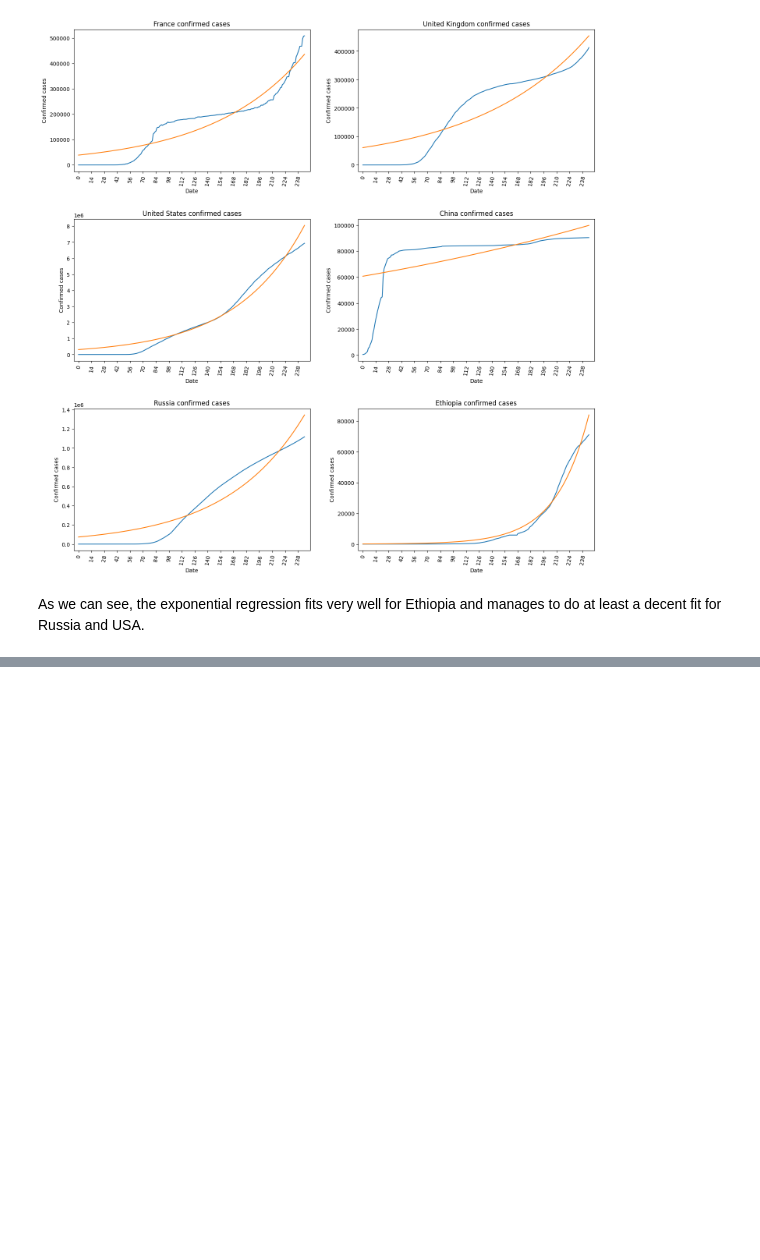
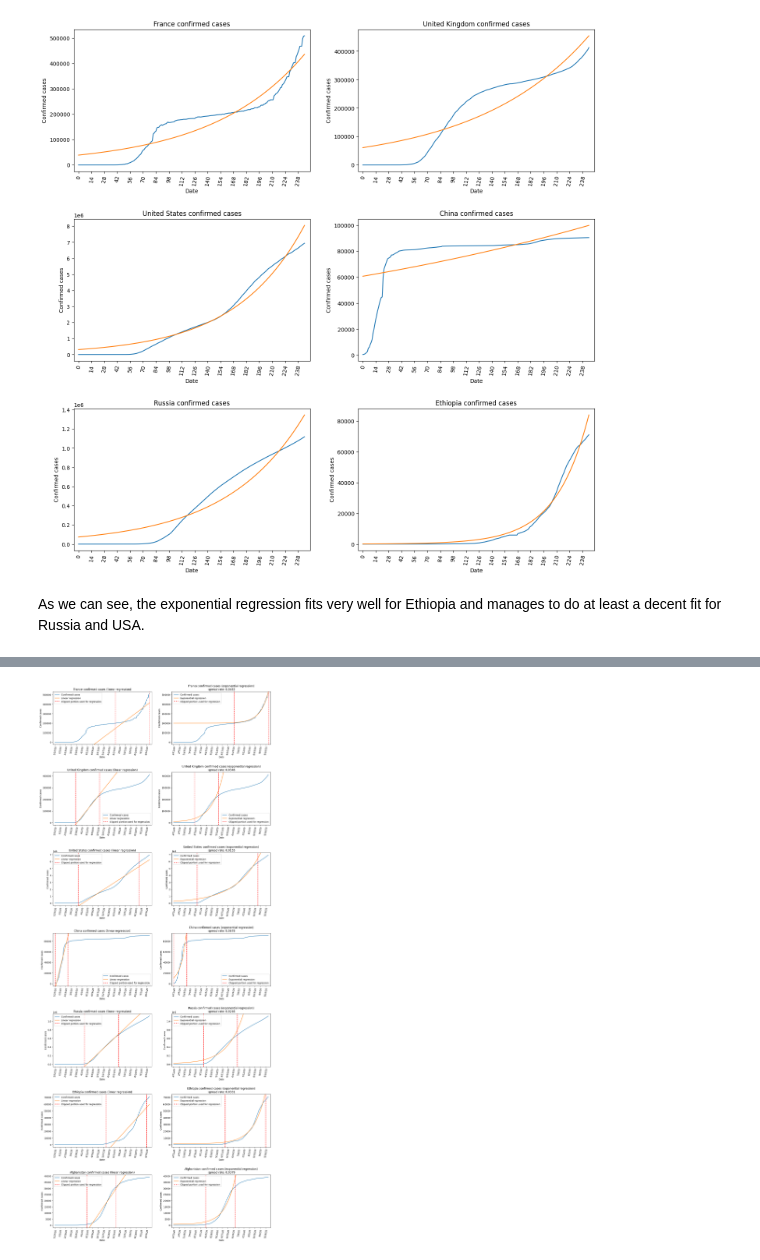
Before and after one commit to tom-sartori/BIN710, a Jupyter notebook: Project/spread_rate.ipynb, the cells around one changed output, grey strips where cells are left out. Saved outputs shown, nothing was run; the diff lists cells and outputs as text; code cells hidden in the pictures; blank space fills up the shorter version.

```diff
--- a/Project/spread_rate.ipynb
+++ b/Project/spread_rate.ipynb
@@ -145,0 +176,56 @@ As we can see, the exponential regression fits very well for Ethiopia and manage
+# %%
+countries = ['France', 'United Kingdom', 'United States', 'China', 'Russia', 'Ethiopia', 'Afghanistan']
+n = len(countries)
+fig, axs = plt.subplots(n, 2, figsize=(15, 5 * n))
+
+for i, country in enumerate(countries):
+    country_data = data[data['Country'] == country]
+    country_data = country_data.drop(columns=['Country'])
+    country_data_smooth = moving_average(country_data.values[0], 20)
+
+    x = range(len(country_data.columns))
+    y = country_data.values[0]
+
+    start, end = clip_spot_derivative(country_data_smooth, end_threshold=0.7)
+
+    translated_clipped = y[start:end] - y[start]
+
+    model = LinearRegression()
+    model.fit([[i] for i in x[start:end]], translated_clipped)
+
+    popt, _ = curve_fit(exponential, x[start:end], translated_clipped, maxfev=1000000)
+
+    axs[i, 0].plot(country_data.columns, y)
+    axs[i, 0].plot(country_data.columns, model.predict([[i] for i in x]) + y[start])
+    axs[i, 0].set_title(f'{country} confirmed cases (linear regression)')
+    axs[i, 0].set_xlim(-5, len(x) + 5)
+    axs[i, 0].set_ylim(-0.05 * max(y), 1.05 * max(y))
+    axs[i, 0].set_xlabel('Date')
+    axs[i, 0].set_ylabel('Confirmed cases')
+    axs[i, 0].tick_params(axis='x', rotation=80)
+    axs[i, 0].xaxis.set_major_locator(plt.MultipleLocator(14))
+
+    axs[i, 1].plot(country_data.columns, y)
+    axs[i, 1].plot(country_data.columns, exponential(x, *popt) + y[start])
+    axs[i, 1].set_title(f'{country} confirmed cases (exponential regression)\n spread rate: {popt[0]:.4f}')
+    axs[i, 1].set_xlim(-5, len(x) + 5)
+    axs[i, 1].set_ylim(-0.05 * max(y), 1.05 * max(y))
+    axs[i, 1].set_xlabel('Date')
+    axs[i, 1].set_ylabel('Confirmed cases')
+    axs[i, 1].tick_params(axis='x', rotation=80)
+    axs[i, 1].xaxis.set_major_locator(plt.MultipleLocator(14))
+
+    # Highlight the portion used for regression
+    axs[i, 0].axvline(x=start, color='r', linestyle='--')
+    axs[i, 0].axvline(x=end, color='r', linestyle='--')
+    axs[i, 1].axvline(x=start, color='r', linestyle='--')
+    axs[i, 1].axvline(x=end, color='r', linestyle='--')
+
+    # Add legend
+    axs[i, 0].legend(['Confirmed cases', 'Linear regression', 'Clipped portion used for regression'])
+    axs[i, 1].legend(['Confirmed cases', 'Exponential regression', 'Clipped portion used for regression'])
+
+fig.tight_layout(pad=3.0)
+plt.show()
+# %% [output]
+[figure, added]
```
Also changed, not shown: parts of 7 cells of this notebook.
